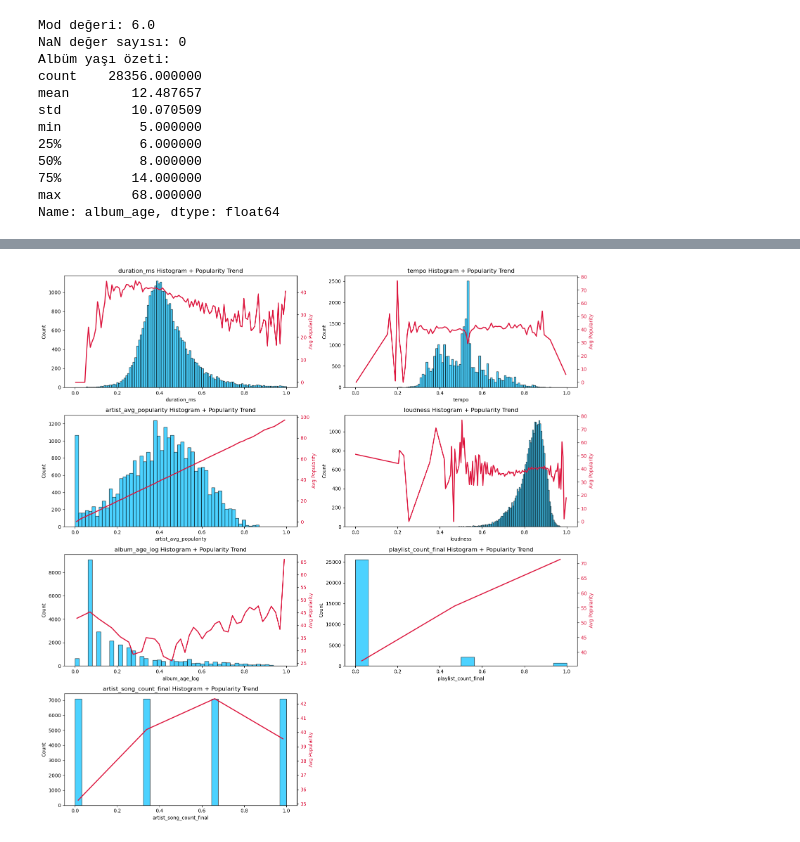
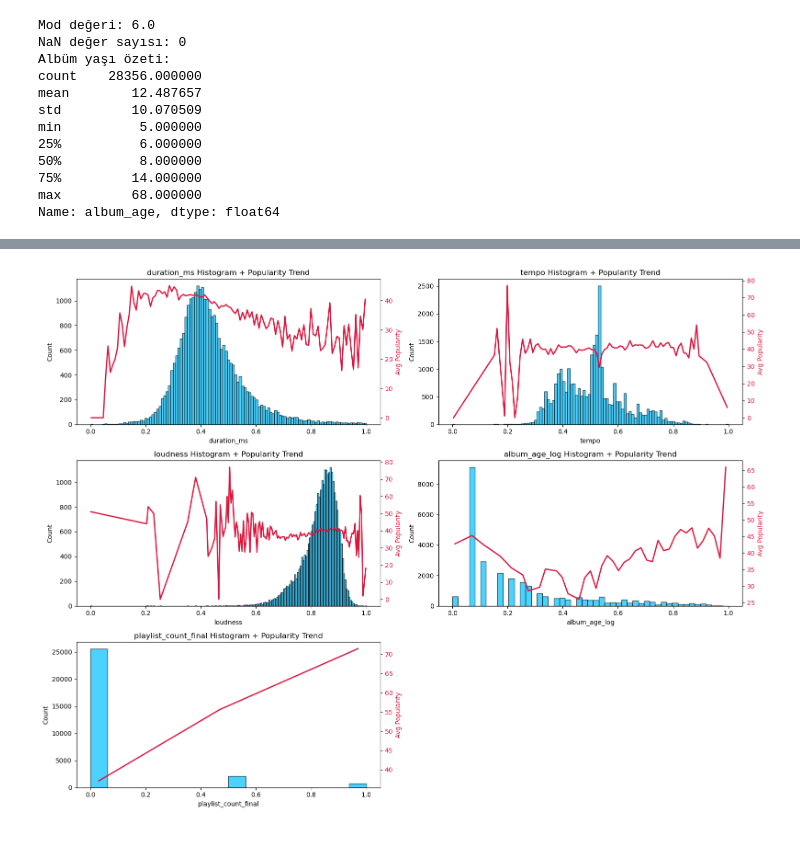
Before and after one commit to essraAlp/spotifyTrendAnalysis, a Jupyter notebook: feature_eng.ipynb, the cells around one changed output, grey strips where cells are left out. Cells and saved outputs as stored; diff of their text form; code cells hidden in the pictures.

```diff
--- a/feature_eng.ipynb
+++ b/feature_eng.ipynb
@@ -365,6 +198,6 @@ ONE-HOT ENCODED SÜTUNLAR: 30 adet
 # %%
 # Yeni dağılım grafikleri gösterildi.
-cols_to_scale = ['duration_ms', 'artist_song_count', 'tempo', 'artist_avg_popularity', 'loudness', 'playlist_count', 'album_age']
+cols_to_scale = ['duration_ms', 'tempo', 'loudness', 'playlist_count', 'album_age']
 n_cols = 2
 n_rows = math.ceil(len(cols_to_scale) / n_cols)
 
@@ -413,7 +246,7 @@ def playlist_binner(x):
 
 data["playlist_count_final"] = data["playlist_count"].apply(playlist_binner)
 # %%
-cols_to_scale = ['duration_ms', 'tempo', 'artist_avg_popularity', 'loudness', 'album_age_log']
+cols_to_scale = ['duration_ms', 'tempo', 'loudness', 'album_age_log']
 # %%
 # Normalizasyon işlemleri yapıldı:
 # Tempo, loudness, duration_ms değer aralıkları geniş olduğu için min-max scaling uygulandı ve diğer feature'lar ile benzer ölçeğe getirildi.
@@ -424,34 +257,3 @@ robust_scaler = RobustScaler()
 
 # Fit ve transform işlemi
 data[cols_to_scale] = minmax_scaler.fit_transform(data[cols_to_scale])
-# %%
-# import pandas as pd
-
-# # Artist song count için binning - duplicates='drop' kullanarak
-# data["artist_song_count_bin"] = pd.qcut(
-#     data["artist_song_count"],
-#     q=5,  # 5 eşit parçaya böl
-#     duplicates='drop'
-# )
-
-# # Kategorileri say ve dinamik mapping oluştur
-# unique_bins = sorted(data["artist_song_count_bin"].unique())
-# n_bins = len(unique_bins)
-
-# # Dinamik numeric mapping oluştur (0'dan 1'e eşit aralıklı)
-# if n_bins > 1:
-#     bin_to_numeric = {bin_val: i / (n_bins - 1) for i, bin_val in enumerate(unique_bins)}
-# else:
-#     bin_to_numeric = {unique_bins[0]: 0.5}
-
-# data["artist_song_count_final"] = data["artist_song_count_bin"].map(bin_to_numeric)
-
-# print(f"Oluşturulan bin sayısı: {n_bins}")
-# print(f"Bin aralıkları: {unique_bins}")
-# print(f"Mapping: {bin_to_numeric}")
-data["artist_song_count_bin"] = pd.qcut(
-    data["artist_song_count"].rank(method="first"),
-    q=[0, 0.25, 0.5, 0.75, 1.0],
-    labels=[0.0, 0.33, 0.66, 1.0]
-)
-data["artist_song_count_final"] = data["artist_song_count_bin"].astype(float)
@@ -472,40 +260,40 @@ artist_song_count_final
 # %%
 # Yeni dağılım grafikleri gösterildi.
-cols_to_plot = cols_to_scale + ['playlist_count_final'] + ['artist_song_count_final']
+cols_to_plot = cols_to_scale + ['playlist_count_final']
 n_cols = 2
 n_rows = math.ceil(len(cols_to_plot) / n_cols)
 
 fig, ax = plt.subplots(nrows=n_rows, ncols=n_cols, figsize=(16, n_rows * 4))
 ax = ax.flatten()
 
 for i, col in enumerate(cols_to_plot):
     # Histogram (önce otomatik bin aralıklarını al)
     counts, bins, patches = ax[i].hist(data[col], bins='auto', color='deepskyblue', edgecolor='black', alpha=0.7)
 
     # Popularity ortalamaları (bin aralıklarına göre)
     bin_labels = pd.cut(data[col], bins=bins, include_lowest=True)
     grouped = data.groupby(bin_labels)['popularity'].mean().dropna()
     centers = [interval.mid for interval in grouped.index]
     bin_means = grouped.values
 
     # Popularity çizgisi
     ax2 = ax[i].twinx()
     ax2.plot(centers, bin_means, color='crimson', linewidth=2)
     ax2.set_ylabel('Avg Popularity', color='crimson')
     ax2.tick_params(axis='y', labelcolor='crimson')
 
     ax[i].set_title(f'{col} Histogram + Popularity Trend')
     ax[i].set_xlabel(col)
     ax[i].set_ylabel('Count')
 
 # Boş kalan hücreleri gizle
 for j in range(i + 1, len(ax)):
     fig.delaxes(ax[j])
 
 plt.tight_layout()
 plt.show()
 # %% [output]
-[figure, old version]
+[figure, new version]
 # %%
 print("Önceki column sayısı" + str(len(data.columns)))
 print(data.columns)
```
Also changed, not shown: parts of 15 cells of this notebook, 9 other files.
